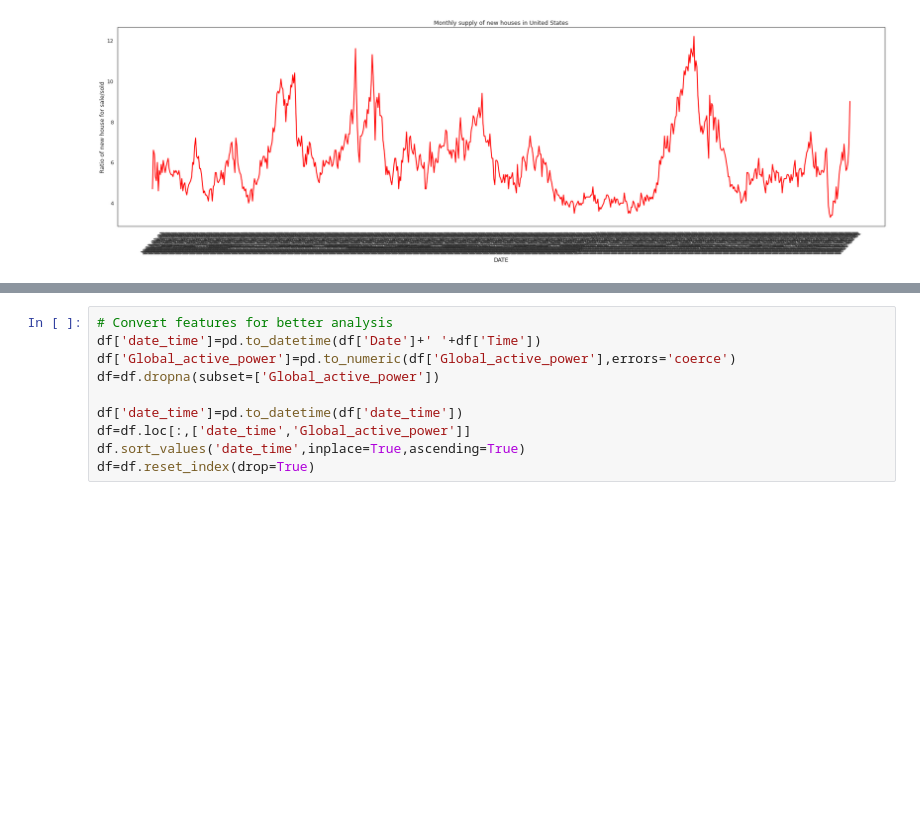
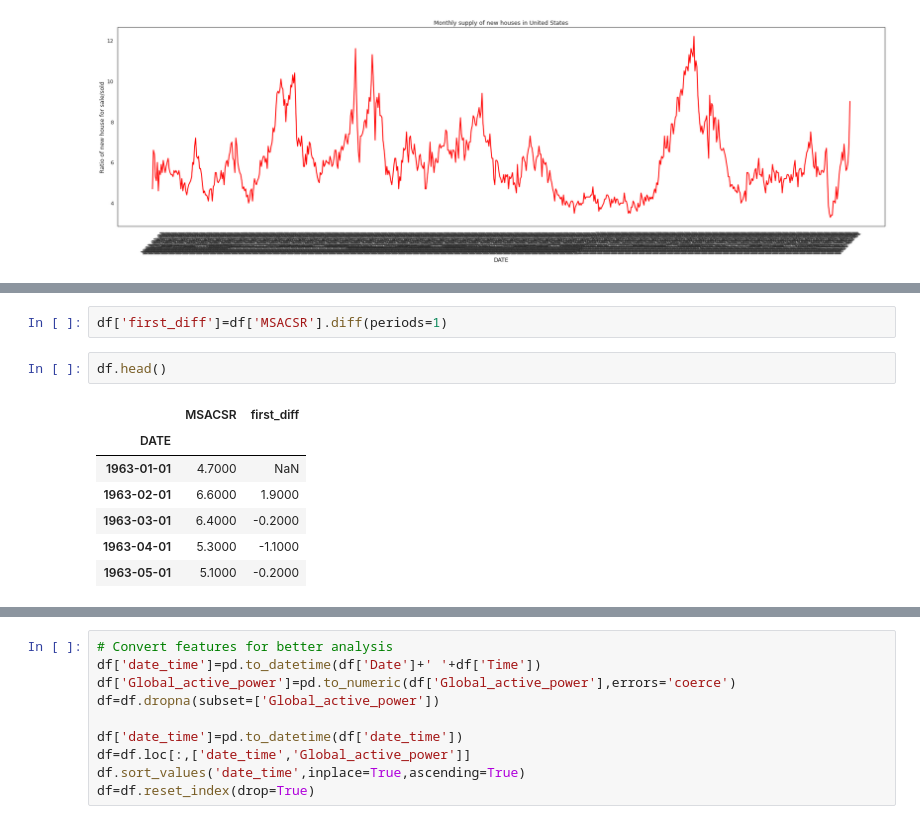
Before and after one commit to Chirag314/Monthly-supply-of-houses-in-US, a Jupyter notebook: Monthly_supply_of_new_house.ipynb, the cells around one changed output, grey strips where cells are left out. Drawn from its saved outputs; the diff is of its cells as text; blank space fills up the shorter version.

```diff
--- a/Monthly_supply_of_new_house.ipynb
+++ b/Monthly_supply_of_new_house.ipynb
@@ -88,0 +121,12 @@ Text(0.5, 1.0, 'Monthly supply of new houses in United States')
+# %%
+df['first_diff']=df['MSACSR'].diff(periods=1)
+# %%
+df.head()
+# %% [output]
+|  | MSACSR | first_diff |
+| DATE |  |  |
+| 1963-01-01 | 4.7000 | NaN |
+| 1963-02-01 | 6.6000 | 1.9000 |
+| 1963-03-01 | 6.4000 | -0.2000 |
+| 1963-04-01 | 5.3000 | -1.1000 |
+| 1963-05-01 | 5.1000 | -0.2000 |
```
Also changed, not shown: parts of 10 cells of this notebook.
